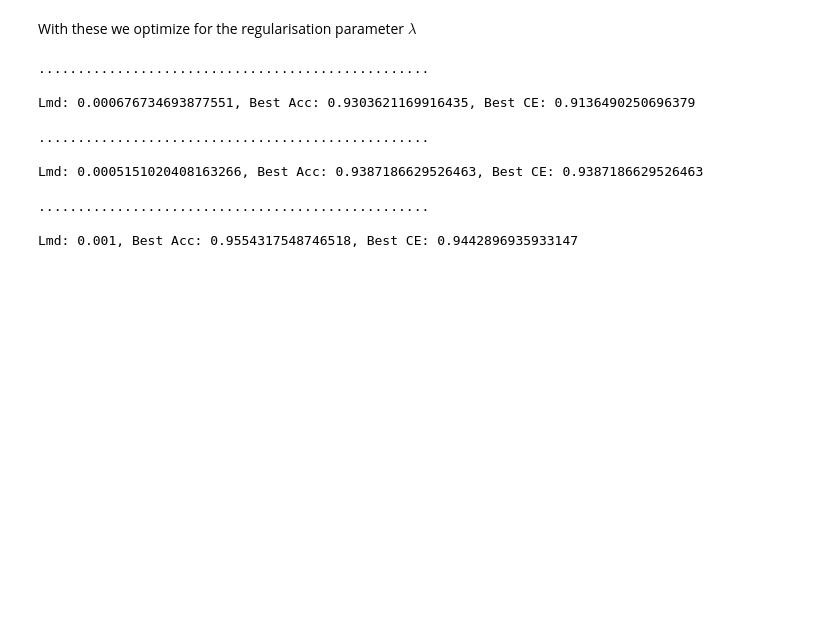
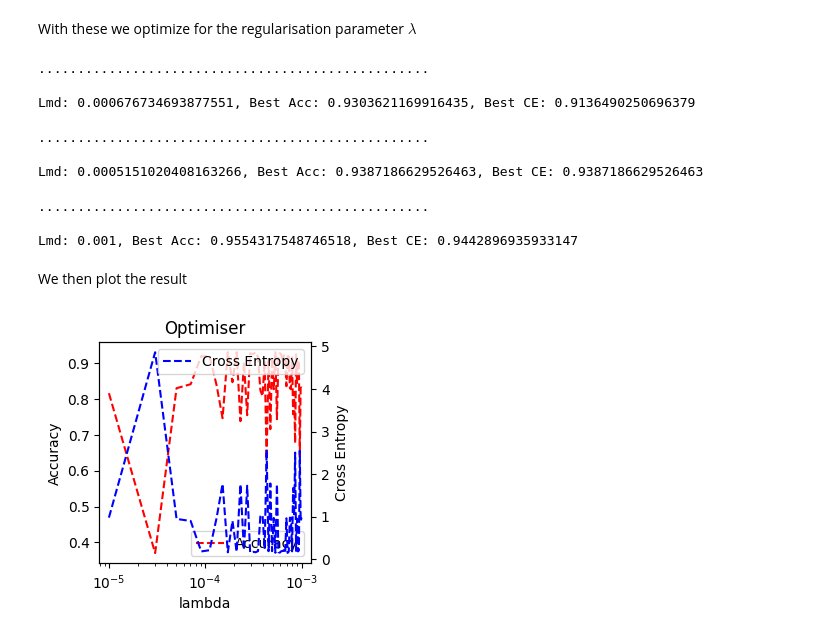
Before and after one commit to DavidSvejda2507/FYS-STK4155-Project-2, a Jupyter notebook: Notebook.ipynb, the cells around one changed output. Saved outputs shown, nothing was run; the diff lists cells and outputs as text; code cells hidden in the pictures; blank space fills up the shorter version.

Commit message:
Added some outputs and lambda plots

```diff
--- a/Notebook.ipynb
+++ b/Notebook.ipynb
@@ -373,3 +216,11 @@ hp.SendToLambda(0, 0.0022, 780, 0, op.RMSPropOptimiser, 0)
 ..................................................
 
 Lmd: 0.001, Best Acc: 0.9554317548746518, Best CE: 0.9442896935933147
+# %% [markdown]
+We then plot the result
+# %%
+opt = 'Optimiser'
+base = f'Data/NrHidden0/{opt}/Lambda'
+plot_lamda(f'{base}/Acc_Ent.npy', f'{opt}', f'Data/Plots/{opt}Lambda.png')
+# %% [output]
+[figure, added]
```
Also changed, not shown: parts of 28 cells of this notebook, 8 other files.
